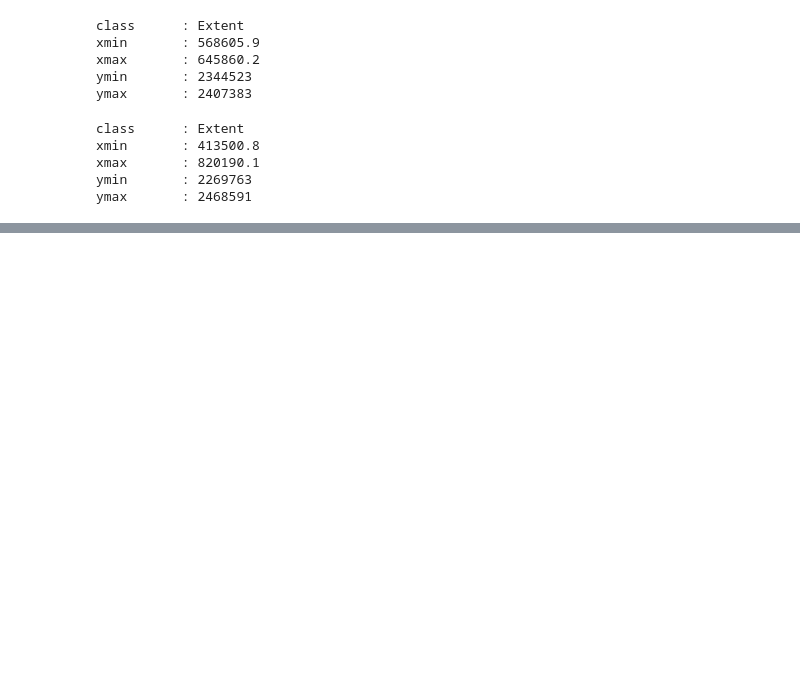
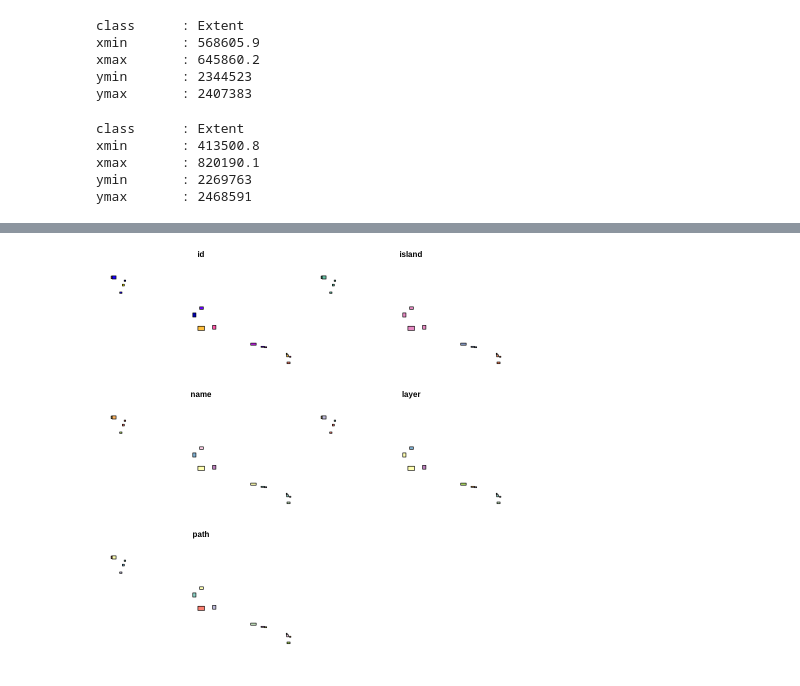
Before and after one commit to MadmanMarble/Planet_U-NET, a Jupyter notebook: AOI_make_grid.ipynb, the cells around one changed output, grey strips where cells are left out. Drawn from its saved outputs; the diff is of its cells as text; code cells hidden in the pictures; blank space fills up the shorter version.

```diff
--- a/AOI_make_grid.ipynb
+++ b/AOI_make_grid.ipynb
@@ -817,0 +697,5 @@ ERROR: Error in eval(expr, envir, enclos): object 'test_extent' not found
+# %%
+drive_download(file = as_id("1AsyHxmJ7MUJHwEqXUG61OXQ6bz9mgvDH"),
+path = "/content/workingfolder/aoi/utm4/aoi_utm4.gpkg", overwrite = FALSE)
+aoi_utm4 <- st_read("/content/workingfolder/aoi/utm4/aoi_utm4.gpkg")
+aoi_utm4
@@ -817,0 +753,9 @@ ERROR: Error in eval(expr, envir, enclos): object 'test_extent' not found
+# %%
+aoi_utm4_dt <-as.data.table(aoi_utm4)
+aoi_utm4_dt[,island:= path %>% substr(24,100) %>% gsub('.shp','',.) %>% gsub(layer,'',.) %>% gsub('/','',.),by=1:nrow(aoi_utm4_dt)]
+aoi_utm4_dt[,name:= path %>% substr(29,100) %>% gsub('.shp','',.) %>% gsub('/','',.),by=1:nrow(aoi_utm4_dt)]
+aoi_utm4_dt[layer =="lumahai", id := 1]
+aoi_utm4_dt[, lumahai := NULL]
+aoi_utm4_dt[id == "1", id := 1:16]
+aoi_utm4 <- aoi_utm4_dt %>% st_as_sf
+aoi_utm4
@@ -817,0 +799,4 @@ ERROR: Error in eval(expr, envir, enclos): object 'test_extent' not found
+# %%
+aoi_utm4 %>% plot
+# %% [output]
+[figure, added]
```
Also changed, not shown: parts of 54 cells of this notebook.
